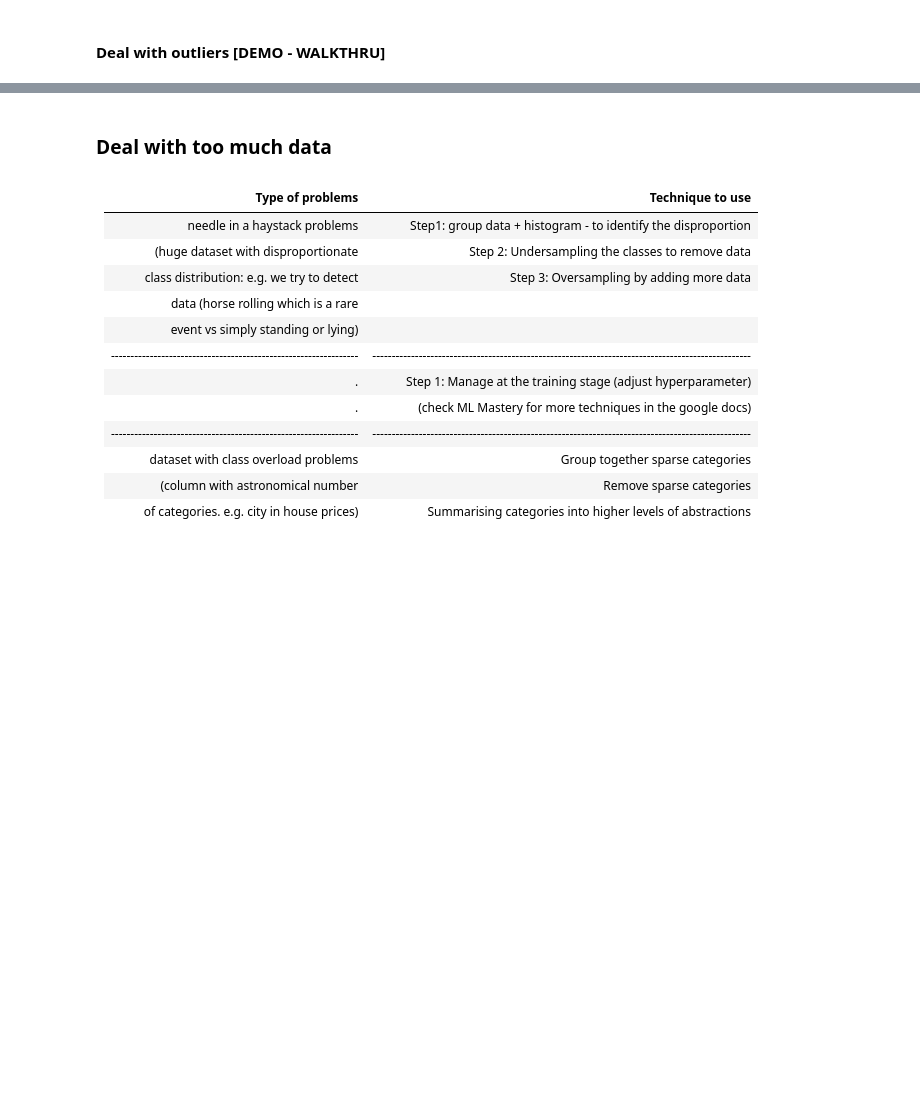
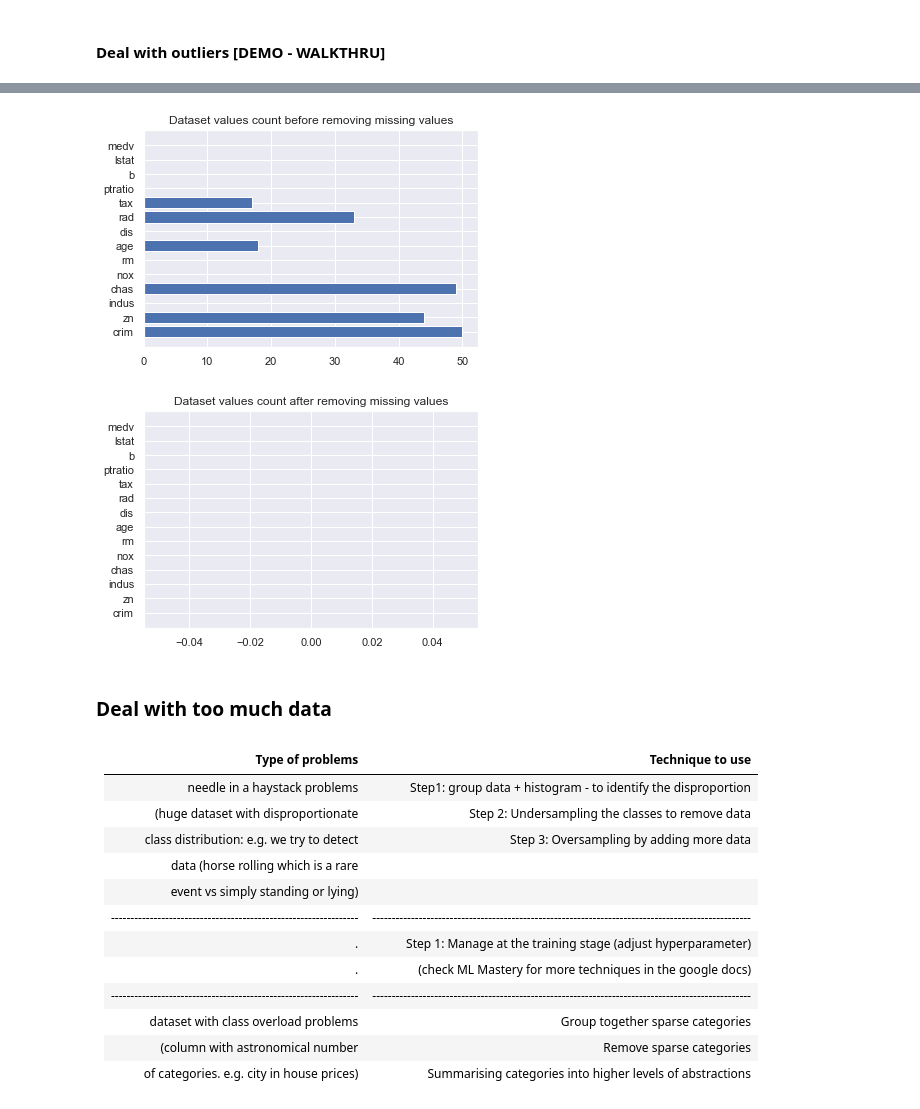
Before and after one commit to neomatrix369/awesome-ai-ml-dl, a Jupyter notebook: notebooks/jupyter/data/02_Data_Preparation_(Do_we_know_our_data).ipynb, the cells around one changed output, grey strips where cells are left out. Cells and saved outputs as stored; diff of their text form; code cells hidden in the pictures; blank space fills up the shorter version.

```diff
--- a/notebooks/jupyter/data/02_Data_Preparation_(Do_we_know_our_data).ipynb
+++ b/notebooks/jupyter/data/02_Data_Preparation_(Do_we_know_our_data).ipynb
@@ -89,20 +117,18 @@ https://github.com/jbrownlee/Datasets/blob/master/housing.names
 _Not expected to be done with real world datasets, in this specific case it's a case of tainting the dataset to demonstrate how a duplicated dataset would look like._
 _This is not a part of the DP process_
 # %%
-import random
-
-def duplicate_rows(source_dataframe, num_of_rows=50, copies=1, random_seed=42):
+def duplicate_rows(source_dataframe, num_of_rows=50, random_seed=42):
     maximum_rows = source_dataframe.shape[0]
     random.seed(random_seed)
 
     random_indices = [random.randrange(0, maximum_rows) for a_random_value in range(num_of_rows)]
-    random_rows = source_dataframe.iloc[random_indices]
+    random_rows = source_dataframe.iloc[random_indices].copy()
 
     target_dataframe = pd.concat([source_dataframe, random_rows])
 
     return target_dataframe
 
-print(data.shape[0])
+print("Before adding duplicates:", data.shape[0])
 data = duplicate_rows(data)
-print(data.shape[0])
+print("After adding duplicates:", data.shape[0])
 # %% [output]
@@ -235,3 +225,27 @@ dtype: int64
+# %%
+total_rows = data.shape[0]
+total_rows_without_missing_values=data.count()
+missing_values_count=(total_rows - total_rows_without_missing_values)
+plt.barh(data.columns, missing_values_count)
+plt.title("Dataset values count before removing missing values")
+plt.show()
+
+# Remove rows with columns missing data
+if sum(missing_values_count) > 0:
+    data = data.dropna()
+
+print("")
+
+# Check the dataset after dropping rows
+total_rows = data.shape[0]
+total_rows_without_missing_values=data.count()
+missing_values_count=(total_rows - total_rows_without_missing_values)
+plt.barh(data.columns, missing_values_count)
+plt.title("Dataset values count after removing missing values")
+plt.show()
+# %% [output]
+[figure, added]
+[figure, added]
 # %% [markdown]
 ### Deal with too much data
 # %% [markdown]
```
Also changed, not shown: parts of 10 cells of this notebook, 1 other file.
